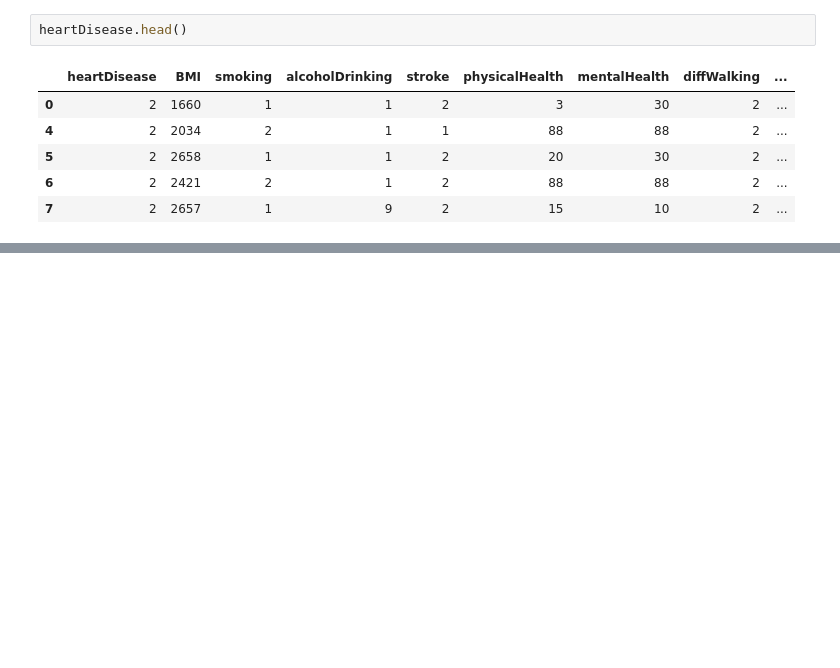
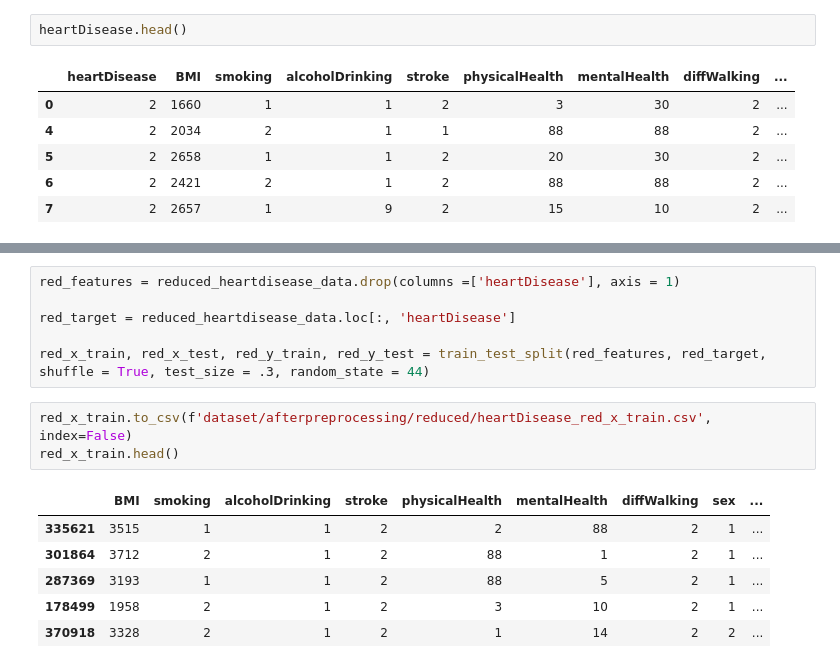
Before and after one commit to Suhyrhasan/Risk-Prediction-For-Heart-Disease, a Jupyter notebook: DatasetAfterPreprocessing.ipynb, the cells around one changed output, grey strips where cells are left out. Saved outputs shown, nothing was run; the diff lists cells and outputs as text; blank space fills up the shorter version.

```diff
--- a/DatasetAfterPreprocessing.ipynb
+++ b/DatasetAfterPreprocessing.ipynb
@@ -356,0 +515,16 @@ heartDisease.head()
+# %%
+red_features = reduced_heartdisease_data.drop(columns =['heartDisease'], axis = 1)
+
+red_target = reduced_heartdisease_data.loc[:, 'heartDisease']
+
+red_x_train, red_x_test, red_y_train, red_y_test = train_test_split(red_features, red_target, shuffle = True, test_size = .3, random_state = 44)
+# %%
+red_x_train.to_csv(f'dataset/afterpreprocessing/reduced/heartDisease_red_x_train.csv', index=False)
+red_x_train.head()
+# %% [output]
+|  | BMI | smoking | alcoholDrinking | stroke | physicalHealth | mentalHealth | diffWalking | sex | ... |
+| 335621 | 3515 | 1 | 1 | 2 | 2 | 88 | 2 | 1 | ... |
+| 301864 | 3712 | 2 | 1 | 2 | 88 | 1 | 2 | 1 | ... |
+| 287369 | 3193 | 1 | 1 | 2 | 88 | 5 | 2 | 1 | ... |
+| 178499 | 1958 | 2 | 1 | 2 | 3 | 10 | 2 | 1 | ... |
+| 370918 | 3328 | 2 | 1 | 2 | 1 | 14 | 2 | 2 | ... |
```
Also changed, not shown: parts of 25 cells of this notebook, 16 other files.
